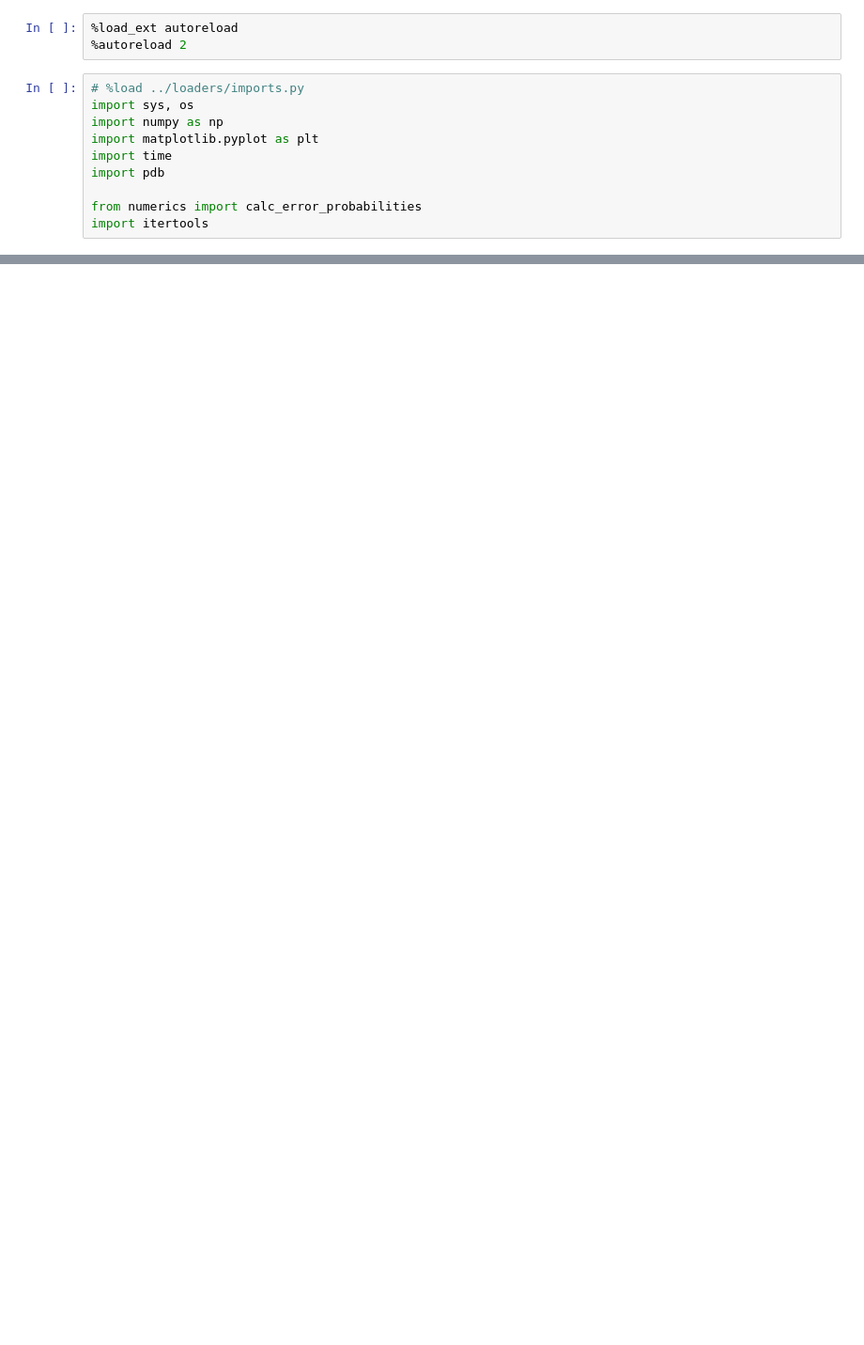
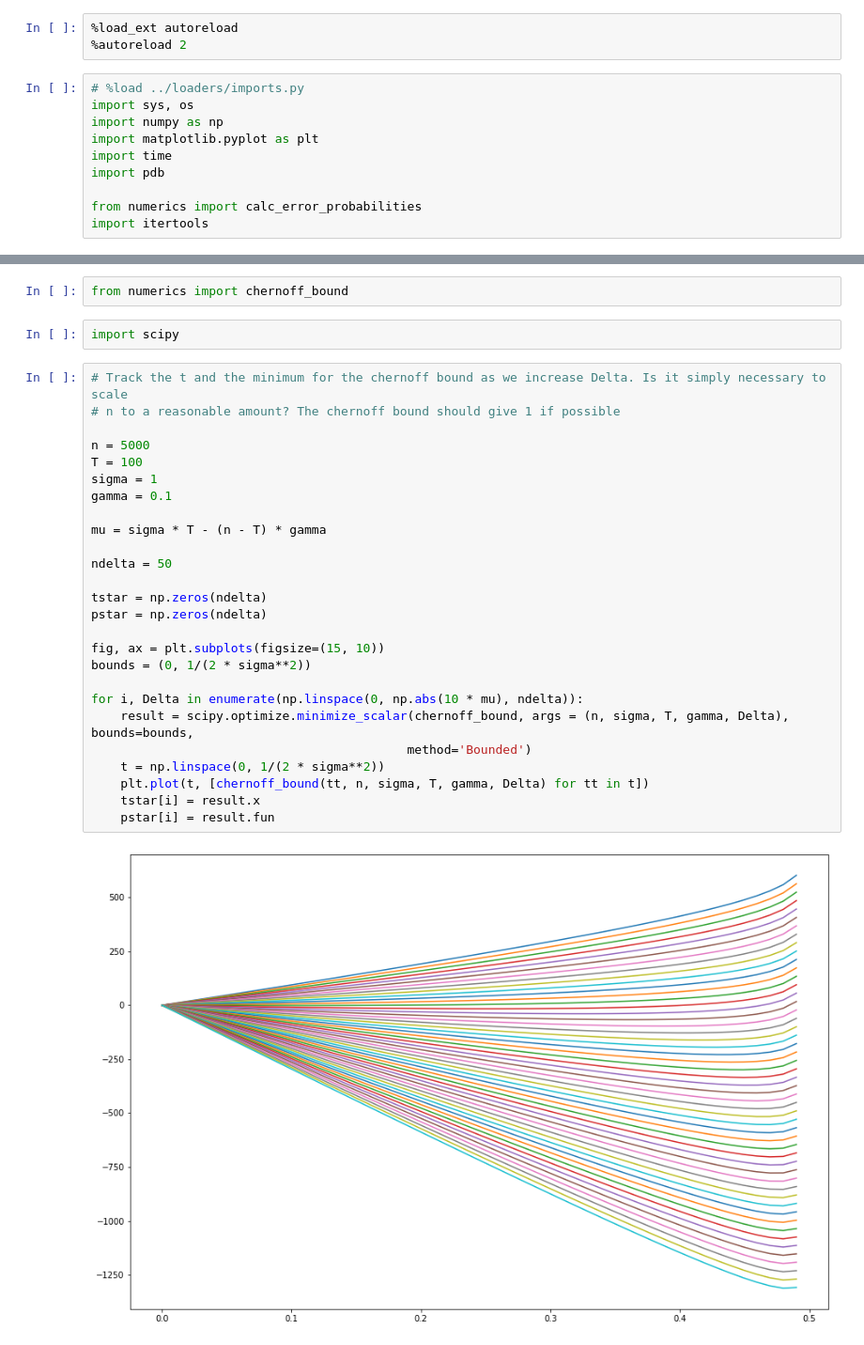
Before and after one commit to akumar01/uoicorr_analysis, a Jupyter notebook: info_theory/Untitled.ipynb, the cells around one changed output, grey strips where cells are left out. Shown at 94% size. Drawn from its saved outputs; the diff is of its cells as text; blank space fills up the shorter version.

```diff
--- a/info_theory/Untitled.ipynb
+++ b/info_theory/Untitled.ipynb
@@ -86,0 +70,32 @@ for i, combo in enumerate(combinations):
+# %%
+from numerics import chernoff_bound
+# %%
+import scipy
+# %%
+# Track the t and the minimum for the chernoff bound as we increase Delta. Is it simply necessary to scale
+# n to a reasonable amount? The chernoff bound should give 1 if possible
+
+n = 5000
+T = 100
+sigma = 1
+gamma = 0.1
+
+mu = sigma * T - (n - T) * gamma
+
+ndelta = 50
+
+tstar = np.zeros(ndelta)
+pstar = np.zeros(ndelta)
+
+fig, ax = plt.subplots(figsize=(15, 10))
+bounds = (0, 1/(2 * sigma**2))
+
+for i, Delta in enumerate(np.linspace(0, np.abs(10 * mu), ndelta)):
+    result = scipy.optimize.minimize_scalar(chernoff_bound, args = (n, sigma, T, gamma, Delta), bounds=bounds,
+                                           method='Bounded')
+    t = np.linspace(0, 1/(2 * sigma**2))
+    plt.plot(t, [chernoff_bound(tt, n, sigma, T, gamma, Delta) for tt in t])
+    tstar[i] = result.x
+    pstar[i] = result.fun
+# %% [output]
+[figure, added]
```
Also changed, not shown: parts of 5 cells of this notebook, 2 other files.
